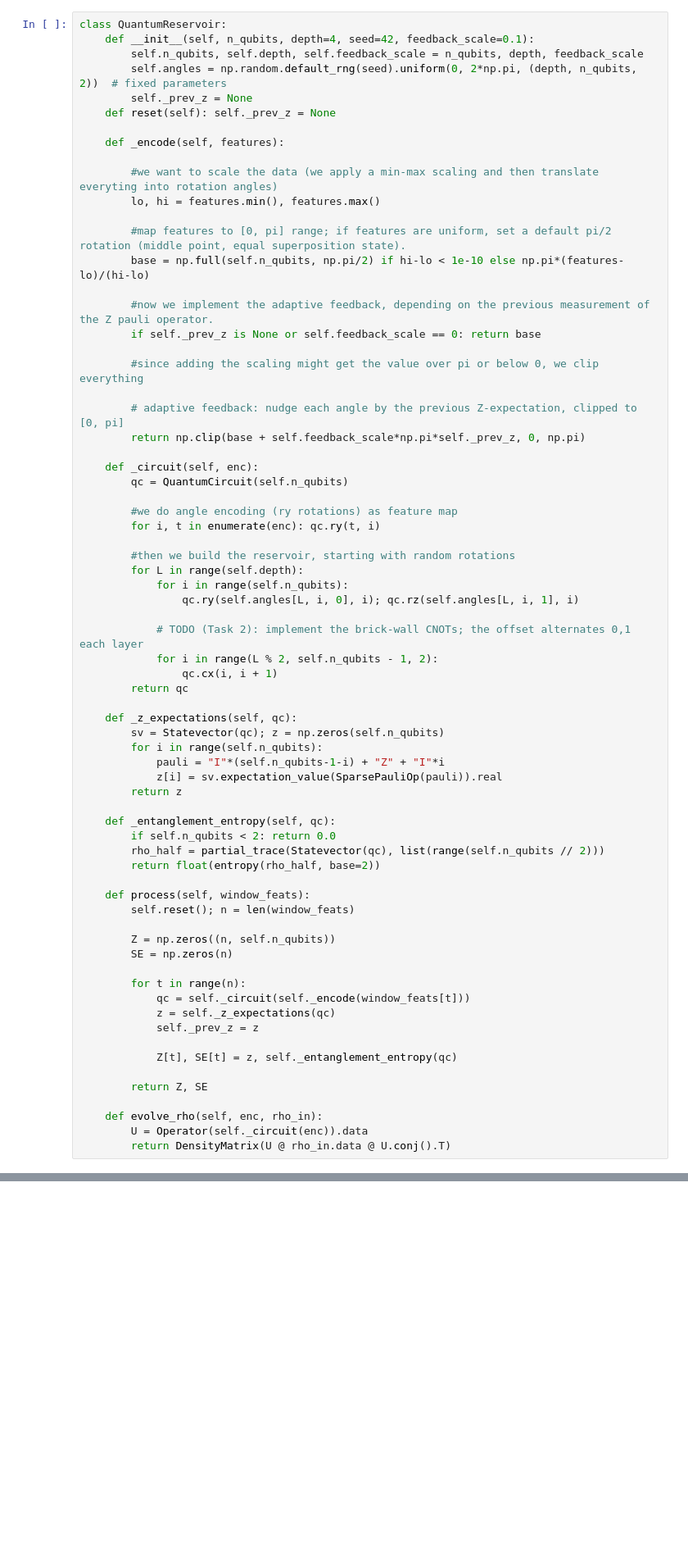
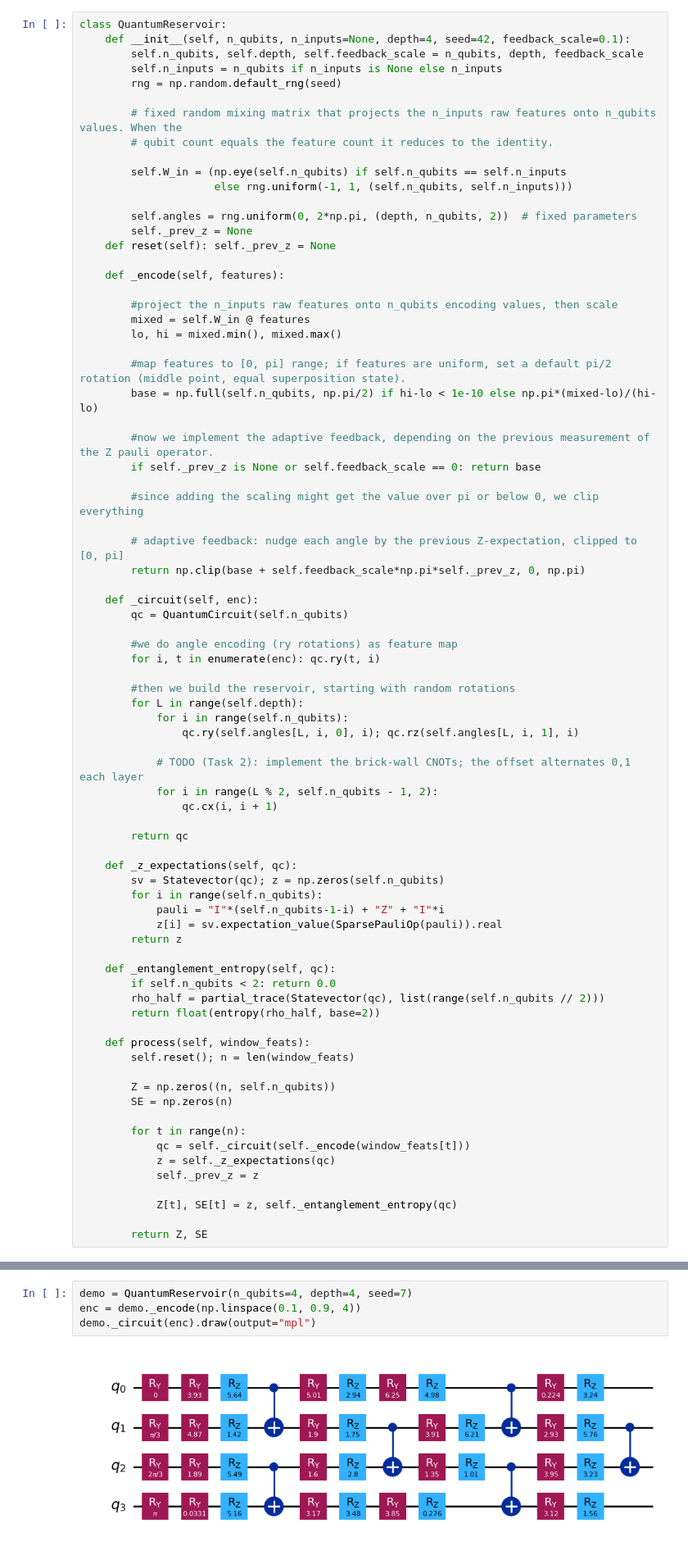
Before and after one commit to niccolo-sfregola/tutorial-qml-quantumreservoir, a Jupyter notebook: qrc_tutorial.ipynb, the cells around one changed output, grey strips where cells are left out. Shown at 82% size. Drawn from its saved outputs; the diff is of its cells as text; blank space fills up the shorter version.

````diff
--- a/qrc_tutorial.ipynb
+++ b/qrc_tutorial.ipynb
@@ -295,19 +279,29 @@ This is the apples-to-apples comparison: same capacity, same read-out, only the
 The encoding and rotations are given. Complete the **brick-wall CNOT** layer that entangles the qubits — without it the circuit stays a product state and produces no quantum correlations.
 # %%
 class QuantumReservoir:
-    def __init__(self, n_qubits, depth=4, seed=42, feedback_scale=0.1):
+    def __init__(self, n_qubits, n_inputs=None, depth=4, seed=42, feedback_scale=0.1):
         self.n_qubits, self.depth, self.feedback_scale = n_qubits, depth, feedback_scale
-        self.angles = np.random.default_rng(seed).uniform(0, 2*np.pi, (depth, n_qubits, 2))  # fixed parameters
+        self.n_inputs = n_qubits if n_inputs is None else n_inputs
+        rng = np.random.default_rng(seed)
+
+        # fixed random mixing matrix that projects the n_inputs raw features onto n_qubits values. When the
+        # qubit count equals the feature count it reduces to the identity.
+
+        self.W_in = (np.eye(self.n_qubits) if self.n_qubits == self.n_inputs
+                     else rng.uniform(-1, 1, (self.n_qubits, self.n_inputs)))
+
+        self.angles = rng.uniform(0, 2*np.pi, (depth, n_qubits, 2))  # fixed parameters
         self._prev_z = None
     def reset(self): self._prev_z = None
 
     def _encode(self, features):
 
-        #we want to scale the data (we apply a min-max scaling and then translate everyting into rotation angles)
-        lo, hi = features.min(), features.max()
+        #project the n_inputs raw features onto n_qubits encoding values, then scale
+        mixed = self.W_in @ features
+        lo, hi = mixed.min(), mixed.max()
 
         #map features to [0, pi] range; if features are uniform, set a default pi/2 rotation (middle point, equal superposition state).
-        base = np.full(self.n_qubits, np.pi/2) if hi-lo < 1e-10 else np.pi*(features-lo)/(hi-lo)
+        base = np.full(self.n_qubits, np.pi/2) if hi-lo < 1e-10 else np.pi*(mixed-lo)/(hi-lo)
 
         #now we implement the adaptive feedback, depending on the previous measurement of the Z pauli operator.
         if self._prev_z is None or self.feedback_scale == 0: return base
@@ -331,6 +325,7 @@ class QuantumReservoir:
             # TODO (Task 2): implement the brick-wall CNOTs; the offset alternates 0,1 each layer
             for i in range(L % 2, self.n_qubits - 1, 2):
                 qc.cx(i, i + 1)
+
         return qc
 
     def _z_expectations(self, qc):
@@ -359,10 +354,6 @@ class QuantumReservoir:
             Z[t], SE[t] = z, self._entanglement_entropy(qc)
 
         return Z, SE
-
-    def evolve_rho(self, enc, rho_in):
-        U = Operator(self._circuit(enc)).data
-        return DensityMatrix(U @ rho_in.data @ U.conj().T)
 # %% [markdown]
 <details>
 <summary>💡 Hint</summary>
@@ -381,6 +369,12 @@ for i in range(L % 2, self.n_qubits - 1, 2):
 ```
 
 </details>
+# %%
+demo = QuantumReservoir(n_qubits=4, depth=4, seed=7)
+enc = demo._encode(np.linspace(0.1, 0.9, 4))
+demo._circuit(enc).draw(output="mpl")
+# %% [output]
+[figure, added]
 # %% [markdown]
 ### 🧩 Task 3 — the classical reservoir's state update
 
````
Also changed, not shown: parts of 31 cells of this notebook.
